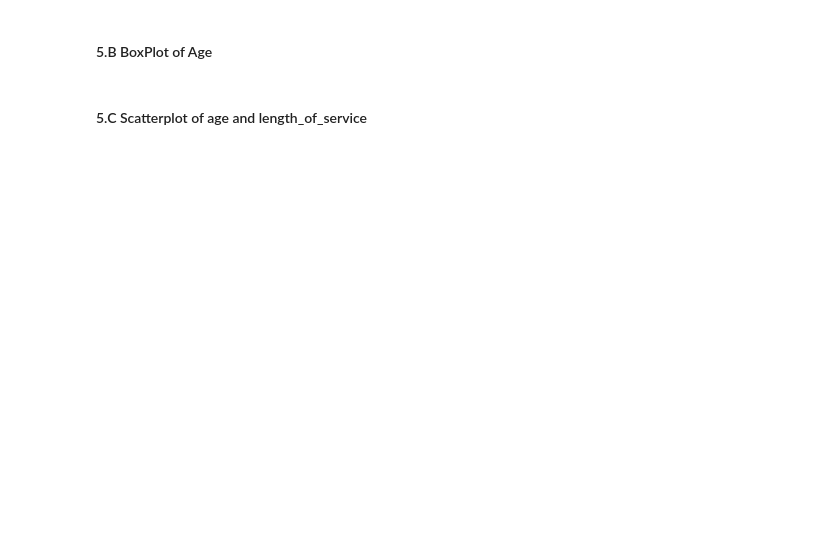
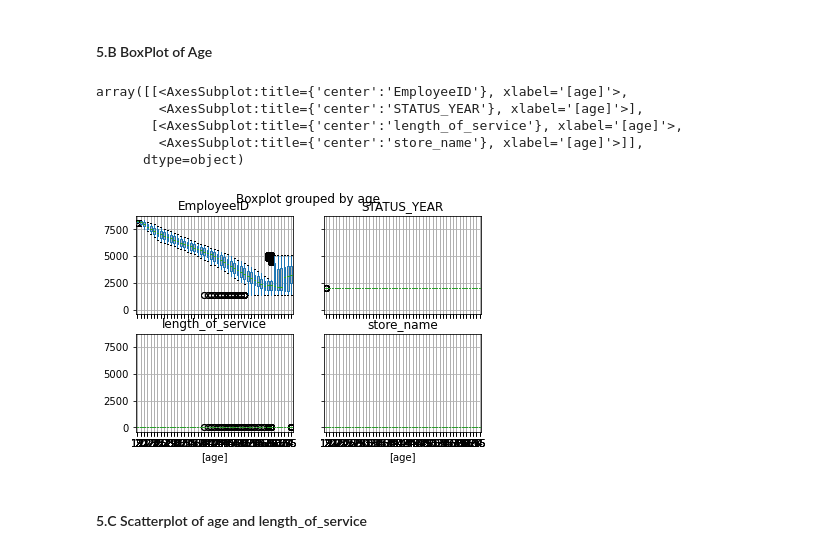
Before and after one commit to MaryNguyen94/Institute-of-Data, a Jupyter notebook: Lab/Lab 1.2.2 Pandas Lab.ipynb, the cells around one changed output. Drawn from its saved outputs; the diff is of its cells as text; code cells hidden in the pictures; blank space fills up the shorter version.

```diff
--- a/Lab/Lab 1.2.2 Pandas Lab.ipynb
+++ b/Lab/Lab 1.2.2 Pandas Lab.ipynb
@@ -323,5 +337,13 @@ df[df.job_title=="CEO"].groupby('age')
 #### 5.B BoxPlot of Age
 # %%
 # A:
+df.boxplot(by='age')
+# %% [output]
+array([[<AxesSubplot:title={'center':'EmployeeID'}, xlabel='[age]'>,
+        <AxesSubplot:title={'center':'STATUS_YEAR'}, xlabel='[age]'>],
+       [<AxesSubplot:title={'center':'length_of_service'}, xlabel='[age]'>,
+        <AxesSubplot:title={'center':'store_name'}, xlabel='[age]'>]],
+      dtype=object)
+[figure, added]
 # %% [markdown]
 #### 5.C Scatterplot of age and length_of_service
```
Also changed, not shown: parts of 6 cells of this notebook.
